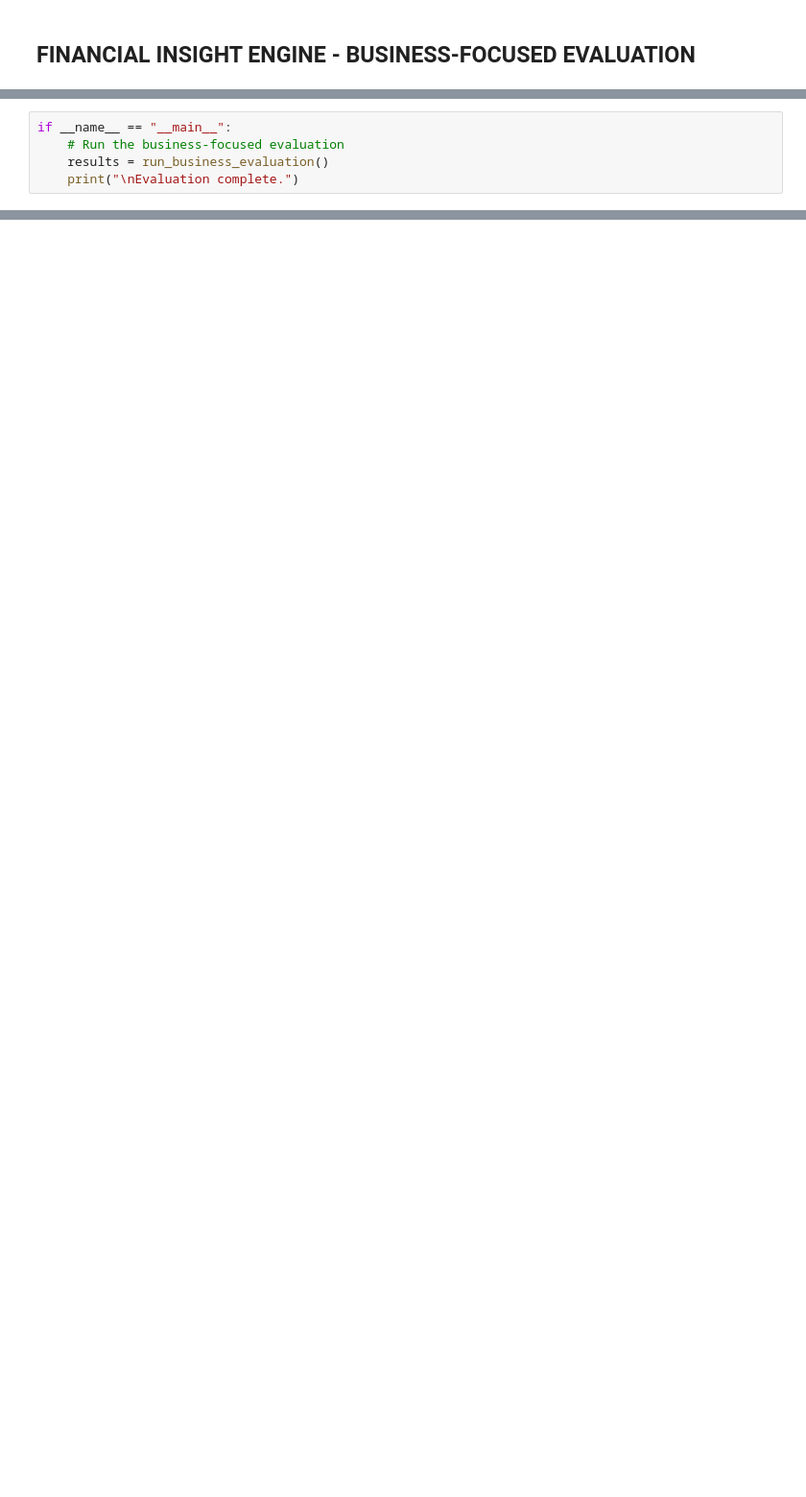
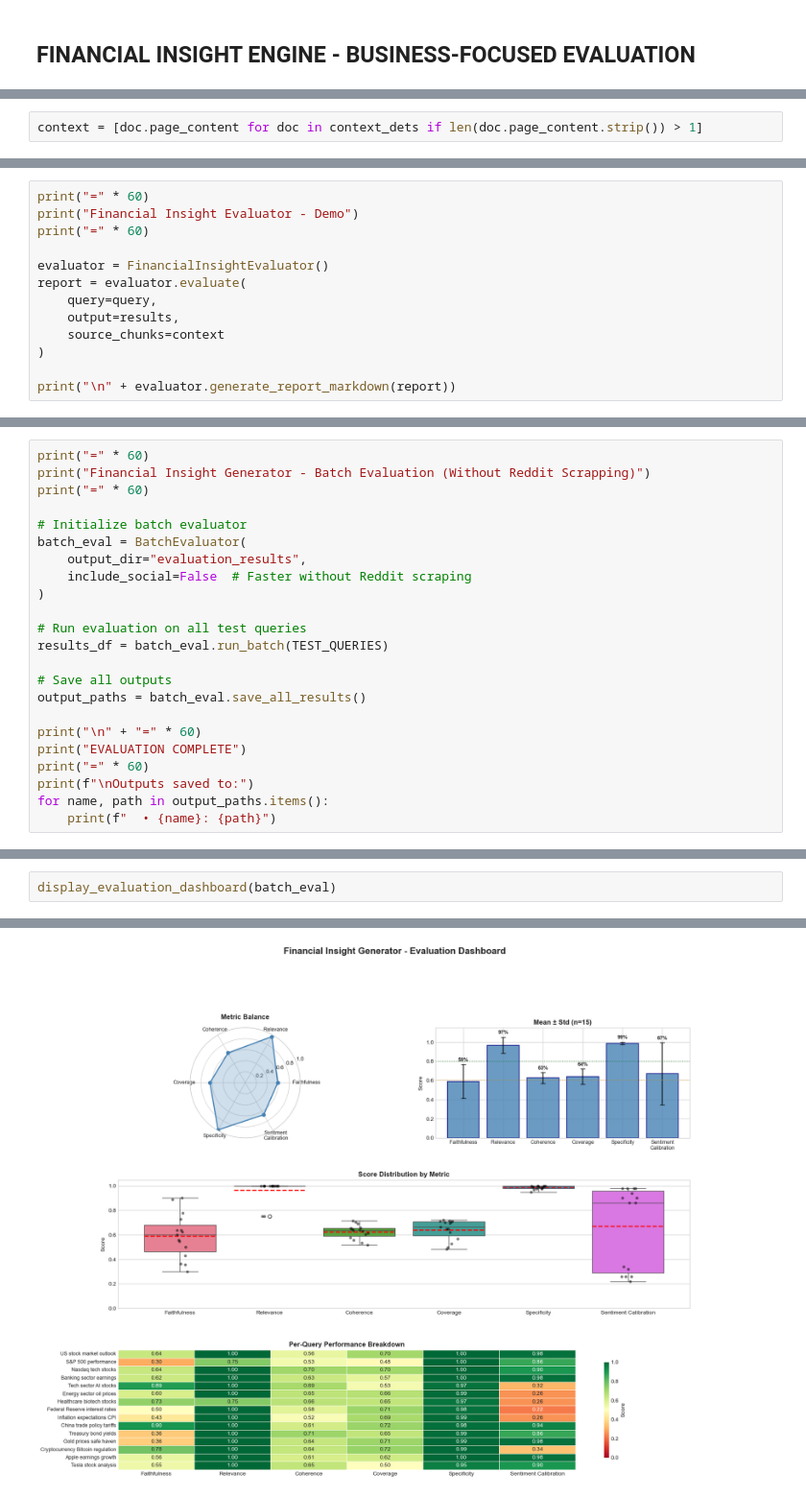
Before and after one commit to Adeleye-Emmanuel/Modular-Real-Time-Financial-News, a Jupyter notebook: notebook/evaluation.ipynb, the cells around one changed output, grey strips where cells are left out. Shown at 96% size. Cells and saved outputs as stored; diff of their text form; blank space fills up the shorter version.

Commit message:
completed evaluation

```diff
--- a/notebook/evaluation.ipynb
+++ b/notebook/evaluation.ipynb
@@ -411,0 +98,2 @@ def visualize_comparative_results(results_df: pd.DataFrame):
+# %%
+context = [doc.page_content for doc in context_dets if len(doc.page_content.strip()) > 1]
@@ -411,0 +114,13 @@ def visualize_comparative_results(results_df: pd.DataFrame):
+# %%
+print("=" * 60)
+print("Financial Insight Evaluator - Demo")
+print("=" * 60)
+
+evaluator = FinancialInsightEvaluator()
+report = evaluator.evaluate(
+    query=query,
+    output=results,
+    source_chunks=context
+)
+
+print("\n" + evaluator.generate_report_markdown(report))
@@ -493,5 +307,0 @@ def run_business_evaluation():
-# %%
-if __name__ == "__main__":
-    # Run the business-focused evaluation
-    results = run_business_evaluation()
-    print("\nEvaluation complete.")
@@ -551,0 +863,23 @@ Evaluation complete.
+# %%
+print("=" * 60)
+print("Financial Insight Generator - Batch Evaluation (Without Reddit Scrapping)")
+print("=" * 60)
+
+# Initialize batch evaluator
+batch_eval = BatchEvaluator(
+    output_dir="evaluation_results",
+    include_social=False  # Faster without Reddit scraping
+)
+
+# Run evaluation on all test queries
+results_df = batch_eval.run_batch(TEST_QUERIES)
+
+# Save all outputs
+output_paths = batch_eval.save_all_results()
+
+print("\n" + "=" * 60)
+print("EVALUATION COMPLETE")
+print("=" * 60)
+print(f"\nOutputs saved to:")
+for name, path in output_paths.items():
+    print(f"  • {name}: {path}")
@@ -551,0 +987,3 @@ Evaluation complete.
+# %%
+display_evaluation_dashboard(batch_eval)
+# %% [output]
@@ -551,0 +993 @@ Evaluation complete.
+[figure, added]
```
Also changed, not shown: parts of 35 cells of this notebook, 18 other files.
